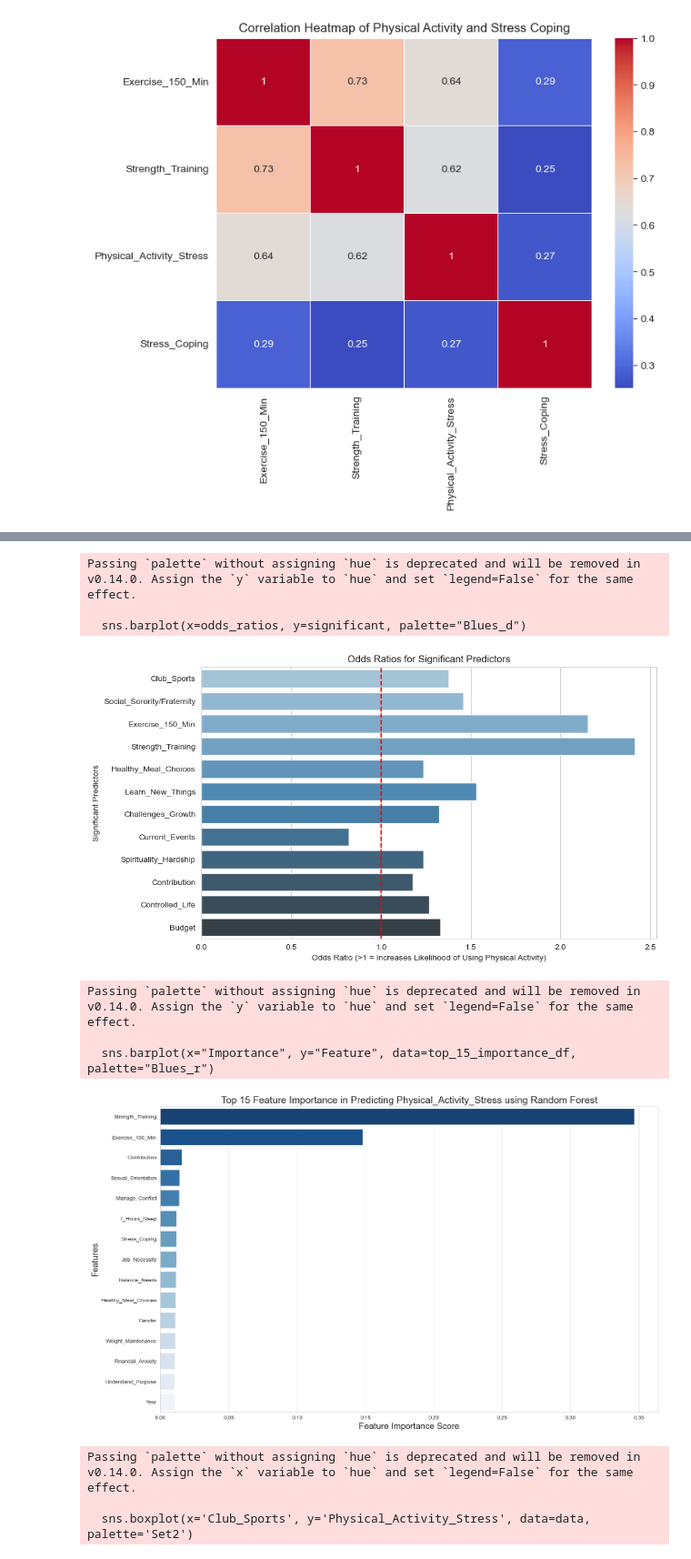
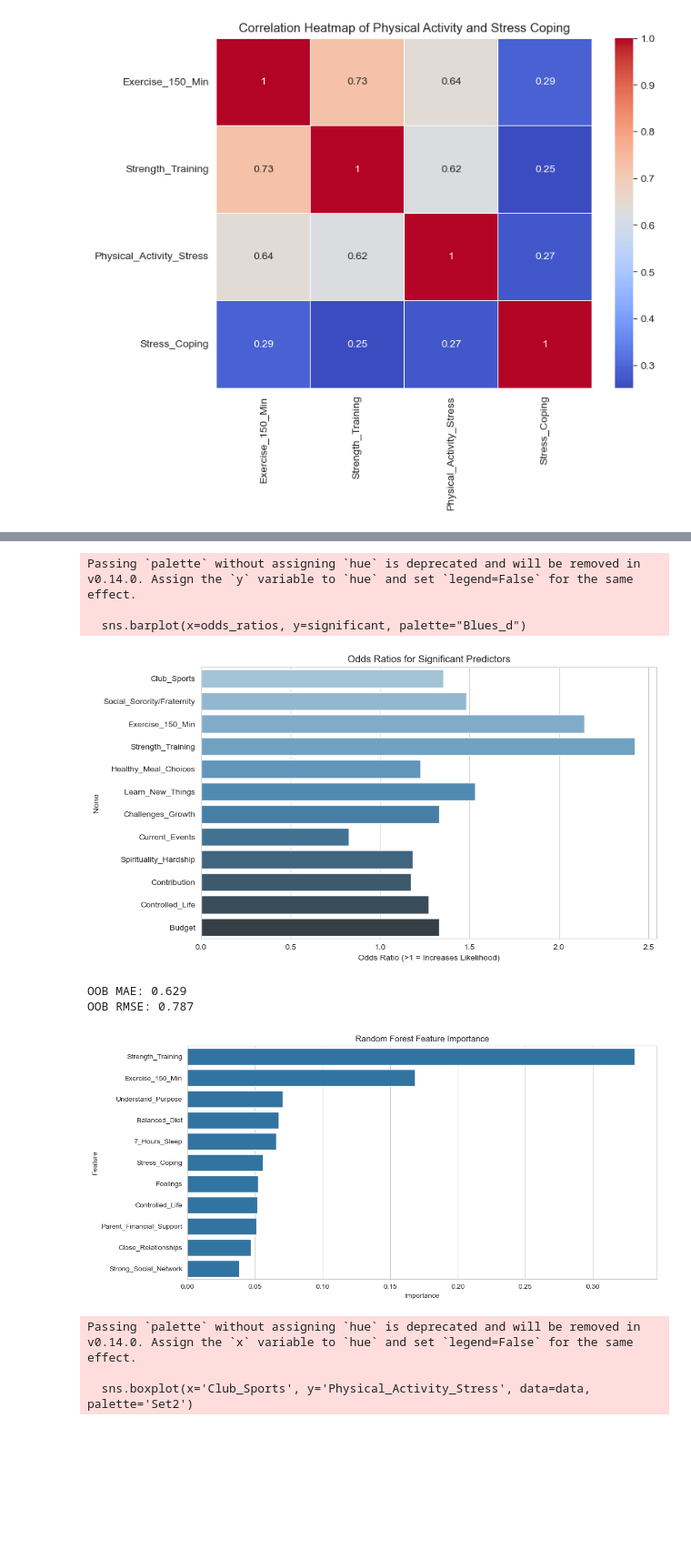
Before and after one commit to Matthew-Wolz/Physical-Health-Research, a Jupyter notebook: Notebook/Physical Health Research.ipynb, the cells around one changed output, grey strips where cells are left out. Shown at 91% size. Saved outputs shown, nothing was run; the diff lists cells and outputs as text; code cells hidden in the pictures; blank space fills up the shorter version.

```diff
--- a/Notebook/Physical Health Research.ipynb
+++ b/Notebook/Physical Health Research.ipynb
@@ -241,15 +195,13 @@ Time:                              09:35:19
 # %%
 # --- ORDINAL LOGISTIC REGRESSION VISUALIZATION ---
 # Extract significant predictors (p < 0.05)
-significant = result.pvalues[result.pvalues < 0.05].index[:-3]  # Exclude cutoffs
-odds_ratios = np.exp(result.params[significant])
 
+significant = ordinal_result.pvalues[ordinal_result.pvalues < 0.05].index[:-3]
+odds_ratios = np.exp(ordinal_result.params[significant])
 plt.figure(figsize=(10, 6))
 sns.barplot(x=odds_ratios, y=significant, palette="Blues_d")
-plt.axvline(1, color='red', linestyle='--')  # Neutral odds ratio
 plt.title("Odds Ratios for Significant Predictors")
-plt.xlabel("Odds Ratio (>1 = Increases Likelihood of Using Physical Activity)")
-plt.ylabel("Significant Predictors")
+plt.xlabel("Odds Ratio (>1 = Increases Likelihood)")
 plt.show()
 
 # Confirms that Exercising 150 + minutes and engaging in strength training more than doubles the likelihood of using physical activity for stress (OR > 2)
@@ -258,46 +210,37 @@ plt.show()
 Passing `palette` without assigning `hue` is deprecated and will be removed in v0.14.0. Assign the `y` variable to `hue` and set `legend=False` for the same effect.
 
   sns.barplot(x=odds_ratios, y=significant, palette="Blues_d")
-[figure, old version]
+[figure, new version]
+# %%
+# RANDOM FOREST MODEL --- NUMERIC TREATMENT
+
+rf_reg = RandomForestRegressor(n_estimators=500, oob_score=True, random_state=42)
+rf_reg.fit(X, y)
+oob_pred = rf_reg.oob_prediction_
+print(f"OOB MAE: {mean_absolute_error(y, oob_pred):.3f}")
+print(f"OOB RMSE: {np.sqrt(mean_squared_error(y, oob_pred)):.3f}")
+
+# NOTE:
+# I ran an RF treating Physical_Activity_Stress as categorical (since it's ordinal).
+# OOB for that: 0.193, Log Loss: 2.127 [LL > 1 leads to uncertainty]
+
+# This model interpretation:
+# With MAE = 0.629, predictions for a true value of 2 typically fall between 1.37 and 2.63 on a Likert Scale
+# %% [output]
+OOB MAE: 0.629
+OOB RMSE: 0.787
 # %%
-# Random Forest Variable Importance plot for Physical_Activity_Stress without gradient boosting
+# Random Forest Variable Importance plot for Physical_Activity_Stress
 
-# This model DOES NOT take into account the ordinal nature of Physical_Activity_Stress
+importance = pd.DataFrame({
+    'Feature': X.columns,
+    'Importance': rf_reg.feature_importances_
+}).sort_values('Importance', ascending=False)
 
-# Exclude the score variables
-score_variables = ["Physical_Score", "Relational_Score", "Spiritual_Score", "Intellectual_Score", "Financial_Score"]
-
-X = df_rf.drop(columns=["Physical_Activity_Stress"] + score_variables)
-y = df_rf["Physical_Activity_Stress"]  # Change target variable to Physical_Activity_Stress
-
-X_train, X_test, y_train, y_test = train_test_split(X, y, test_size=0.2, random_state=42)
-
-scaler = StandardScaler()
-X_train_scaled = scaler.fit_transform(X_train)
-X_test_scaled = scaler.transform(X_test)
-
-rf = RandomForestRegressor(n_estimators=100, random_state=42, n_jobs=-1)
-rf.fit(X_train_scaled, y_train)
-
-importance_df = pd.DataFrame({'Feature': X.columns, 'Importance': rf.feature_importances_})
-importance_df = importance_df.sort_values(by="Importance", ascending=False)
-
-# Limit to top 15 most important features
-top_15_importance_df = importance_df.head(15)
-
-plt.figure(figsize=(16,10))
-sns.barplot(x="Importance", y="Feature", data=top_15_importance_df, palette="Blues_r")
-
-plt.xlabel("Feature Importance Score", fontsize=16)
-plt.ylabel("Features", fontsize=16)
-plt.title("Top 15 Feature Importance in Predicting Physical_Activity_Stress using Random Forest", fontsize=18)
-
-plt.tight_layout(pad=5.0)
-
+plt.figure(figsize=(12, 6))
+sns.barplot(x='Importance', y='Feature', data=importance.head(15))
+plt.title("Random Forest Feature Importance")
 plt.show()
 # %% [output]
-Passing `palette` without assigning `hue` is deprecated and will be removed in v0.14.0. Assign the `y` variable to `hue` and set `legend=False` for the same effect.
-
-  sns.barplot(x="Importance", y="Feature", data=top_15_importance_df, palette="Blues_r")
-[figure, old version]
+[figure, new version]
 # %%
```
Also changed, not shown: parts of 11 cells of this notebook.
